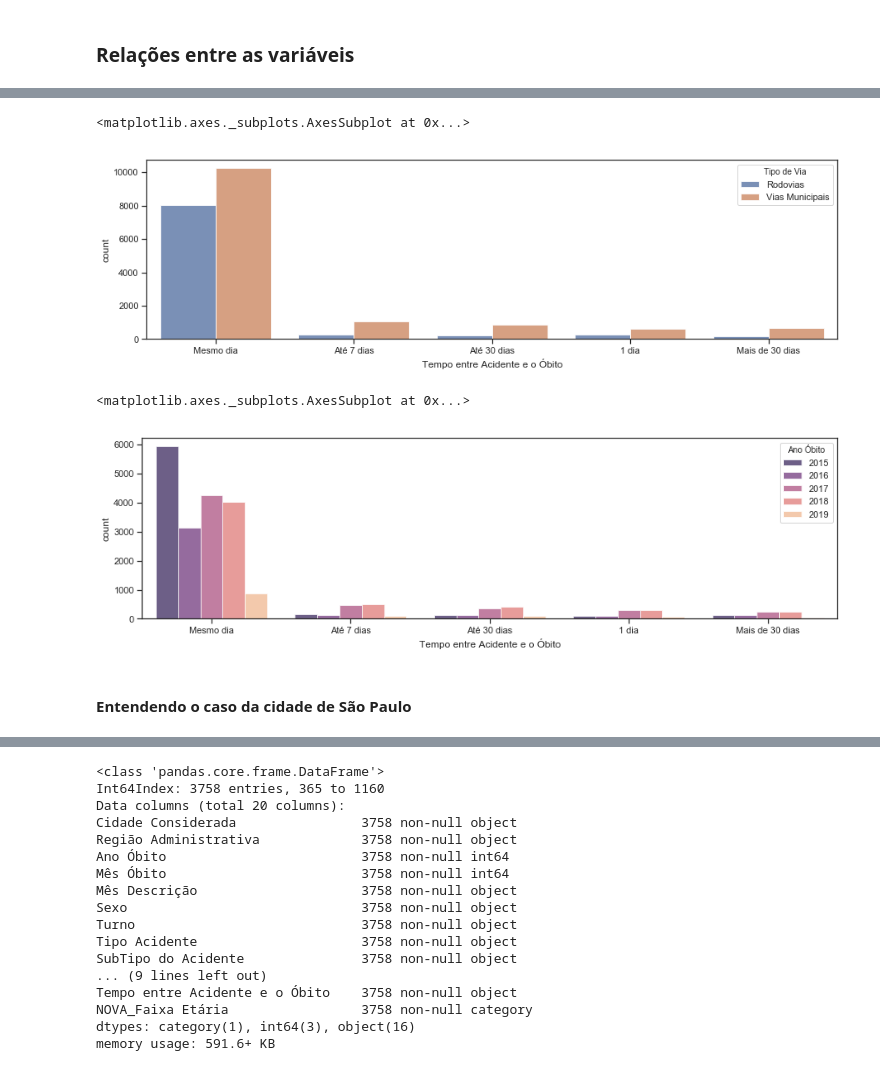
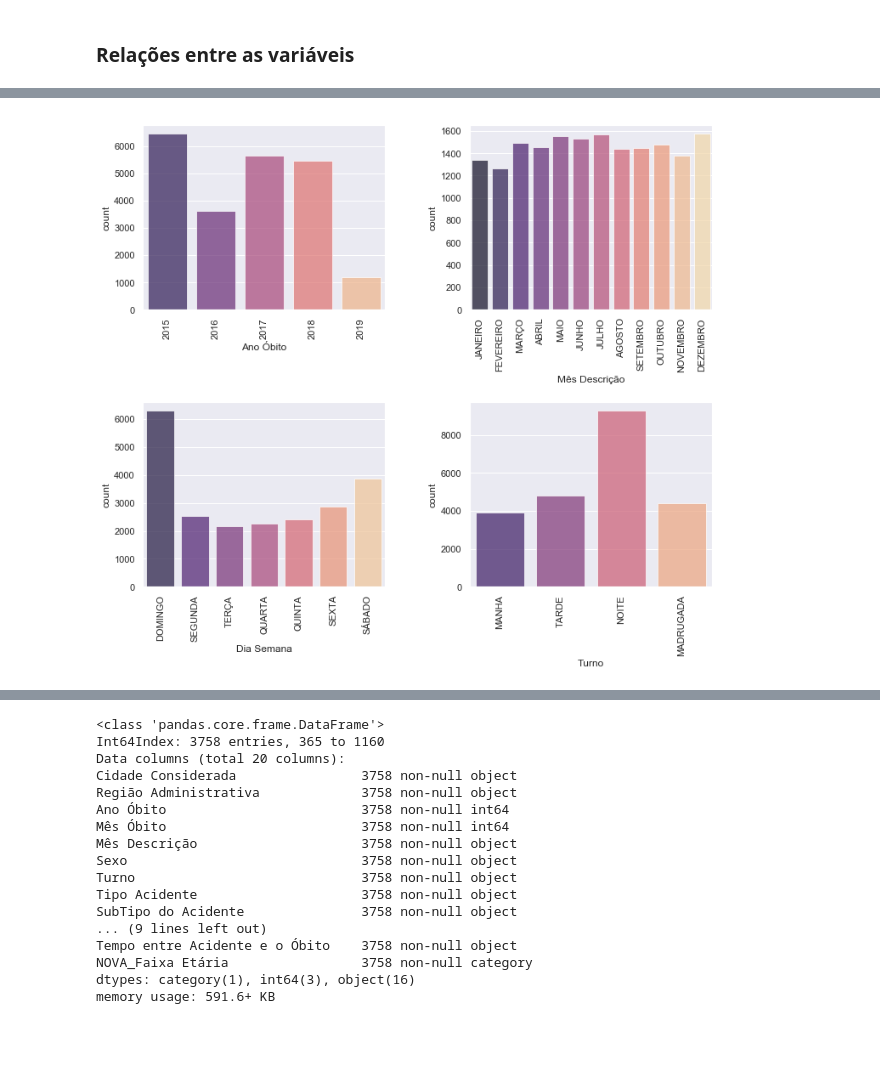
Before and after one commit to anabeatrizfig/Traffic-Accidents-INFOSIGA_S-o-Paulo-Brazil, a Jupyter notebook: INFOSIGA.ipynb, the cells around one changed output, grey strips where cells are left out. Cells and saved outputs as stored; diff of their text form; code cells hidden in the pictures; blank space fills up the shorter version.

Commit message:
plot settings and new analyses

```diff
--- a/INFOSIGA.ipynb
+++ b/INFOSIGA.ipynb
@@ -1354,17 +1037,45 @@ sns.countplot(x='Tempo entre Acidente e o Óbito', hue= 'Tipo Veiculo', data=bas
-# %%
-sns.countplot(x='Tempo entre Acidente e o Óbito', hue= 'Tipo de Via', data=base_all_3,
-             alpha = alp,
-             order=base_all_3['Tempo entre Acidente e o Óbito'].value_counts().index)
-# %% [output]
-<matplotlib.axes._subplots.AxesSubplot at 0x...>
-[figure, removed]
-# %%
-sns.countplot(x='Tempo entre Acidente e o Óbito', hue= 'Ano Óbito', data=base_all_3,
-             alpha = alp,
-             order=base_all_3['Tempo entre Acidente e o Óbito'].value_counts().index,
-             palette=pal)
-# %% [output]
-<matplotlib.axes._subplots.AxesSubplot at 0x...>
-[figure, removed]
-# %% [markdown]
-#### Entendendo o caso da cidade de São Paulo
+# %%
+# Relação entre Mês e Dia Semana
+a=pd.crosstab(base_all_3['Mês Óbito'], base_all_3['Dia Semana'])
+# base_all['Dia Semana'].value_counts()
+sns.set(style="darkgrid")
+
+
+# # dia_semana = base_2017_1['Dia Semana'].value_counts()
+angulo=90
+alp = 0.7
+pal = 'magma'
+titsz = 15
+plt.rc('font', size = 6)
+
+
+plt.subplot(221)
+sns.countplot('Ano Óbito', data=base_all_3, alpha = alp, palette=pal)
+plt.xticks(rotation=angulo)
+
+# Sem 2016 e 2019 - com esses anos dá uma análise errada com o aumento em março
+plt.subplot(222)
+sns.countplot('Mês Descrição', data=base_all_3[(base_all_3['Ano Óbito']!=(2016)) &
+                                                       (base_all_3['Ano Óbito']!=(2019))],
+              alpha = alp, palette=pal,
+              order=['JANEIRO', 'FEVEREIRO', 'MARÇO', 'ABRIL', 'MAIO', 'JUNHO', 'JULHO',
+             'AGOSTO','SETEMBRO', 'OUTUBRO', 'NOVEMBRO', 'DEZEMBRO'])
+plt.xticks(rotation=angulo)
+
+plt.subplot(223)
+sns.countplot(base_all_3['Dia Semana'], alpha = alp, palette=pal,
+             order=['DOMINGO', 'SEGUNDA', 'TERÇA', 'QUARTA', 'QUINTA', 'SEXTA', 'SÁBADO'])
+plt.xticks(rotation=angulo)
+
+plt.subplot(224)
+sns.countplot('Turno', data=base_all_3, alpha = alp, palette=pal,
+             order=['MANHA', 'TARDE', 'NOITE', 'MADRUGADA'])
+plt.xticks(rotation=angulo)
+
+plt.subplots_adjust(hspace=0.5,wspace=0.35)
+
+
+# plt.subplots_adjust(top=0.92, bottom=0.08, left=0.10, right=0.95, hspace=0.25,
+#                     wspace=0.35)
+# %% [output]
+[figure, added]
```
Also changed, not shown: parts of 85 cells of this notebook.
